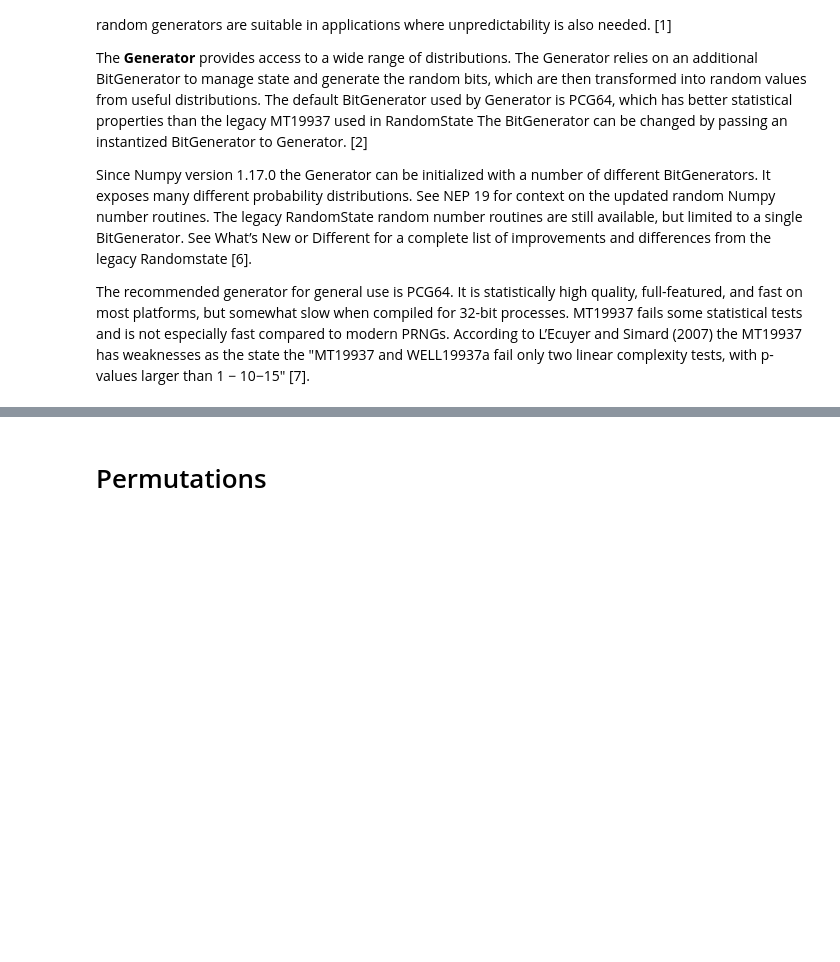
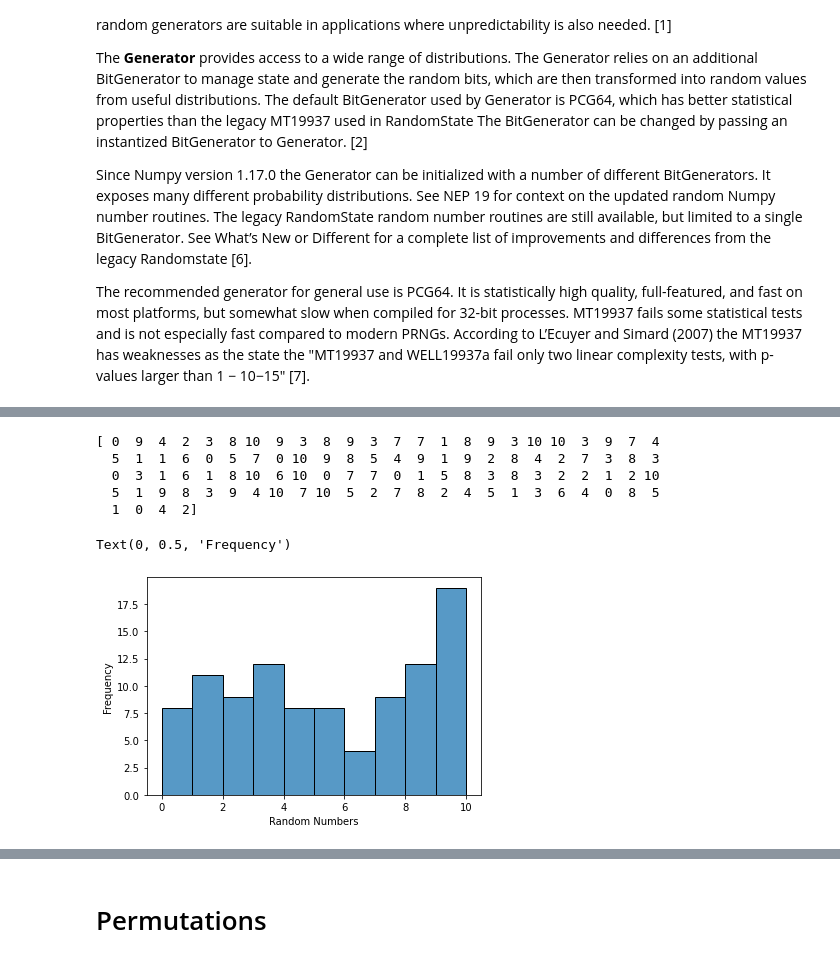
Before and after one commit to Deego88/Programming-for-Data-Analysis-Assignment, a Jupyter notebook: Programming-for-Data-Analysis-Assignment.ipynb, the cells around one changed output, grey strips where cells are left out. Saved outputs shown, nothing was run; the diff lists cells and outputs as text; code cells hidden in the pictures; blank space fills up the shorter version.

Commit message:
section on simple random data complete

```diff
--- a/Programming-for-Data-Analysis-Assignment.ipynb
+++ b/Programming-for-Data-Analysis-Assignment.ipynb
@@ -142,0 +87,23 @@ array([3, 3, 3, 3, 2, 2, 0, 3, 3, 3, 3, 3, 2, 3, 2, 3, 3, 3, 0, 2, 3, 3,
+# %%
+# create a range of integers from 0 to 10 with 100 values
+rng = np.random.default_rng()
+rng.integers(11, size=100)
+
+
+# create variable for output so it can be easily plugged into hist
+a = rng.integers(11, size=100)
+print(a)
+# %% [output]
+[ 0  9  4  2  3  8 10  9  3  8  9  3  7  7  1  8  9  3 10 10  3  9  7  4
+  5  1  1  6  0  5  7  0 10  9  8  5  4  9  1  9  2  8  4  2  7  3  8  3
+  0  3  1  6  1  8 10  6 10  0  7  7  0  1  5  8  3  8  3  2  2  1  2 10
+  5  1  9  8  3  9  4 10  7 10  5  2  7  8  2  4  5  1  3  6  4  0  8  5
+  1  0  4  2]
+# %%
+# visualise data
+sns.histplot(a, bins=10)
+plt.xlabel("Random Numbers")
+plt.ylabel("Frequency")
+# %% [output]
+Text(0, 0.5, 'Frequency')
+[figure, added]
```
Also changed, not shown: parts of 34 cells of this notebook.
